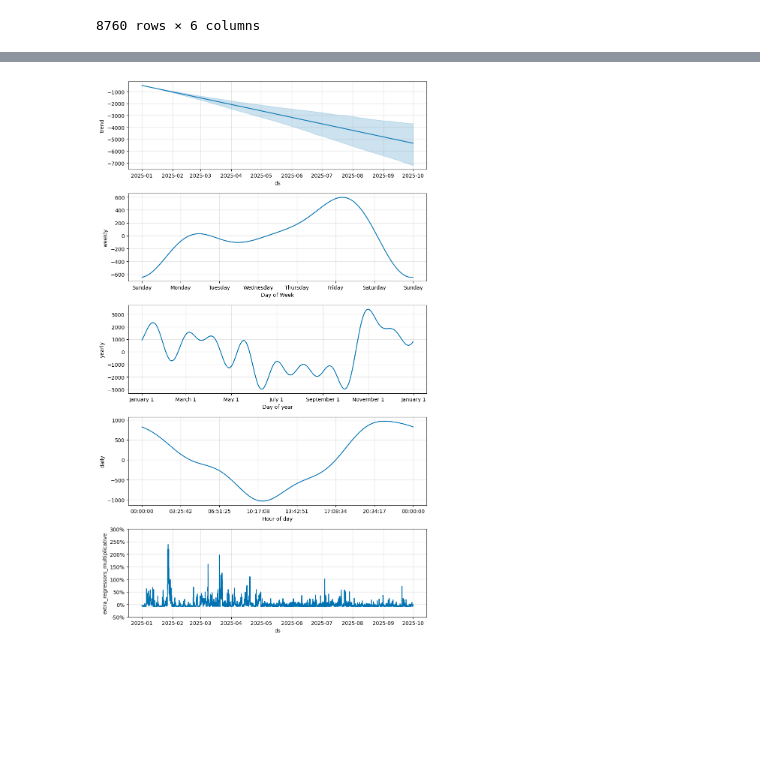
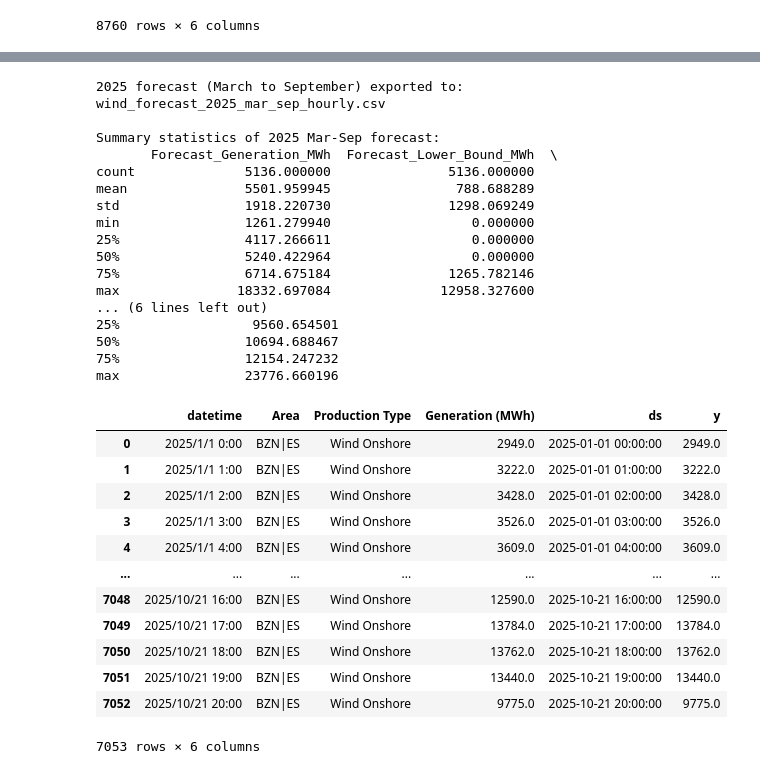
Before and after one commit to sdcastanedaa-max/2025-26-Data-driven, a Jupyter notebook: Prophet/prophet_wind_gen.ipynb, the cells around one changed output, grey strips where cells are left out. Saved outputs shown, nothing was run; the diff lists cells and outputs as text; code cells hidden in the pictures; blank space fills up the shorter version.

```diff
--- a/Prophet/prophet_wind_gen.ipynb
+++ b/Prophet/prophet_wind_gen.ipynb
@@ -659,7 +661,59 @@ plt.show()
 # %%
-# Show seasonal components
-fig = model.plot_components(forecast_2025)
-plt.tight_layout()
-plt.show()
+# Export 2025 forecast (Mar-Sep) to CSV
+forecast_export = forecast_2025[['ds', 'yhat', 'yhat_lower', 'yhat_upper']].copy()
+forecast_export['timestamp'] = forecast_export['ds'].dt.strftime('%Y-%m-%d %H:%M:%S')
+forecast_export = forecast_export[['timestamp', 'yhat', 'yhat_lower', 'yhat_upper']].rename(columns={
+    'timestamp': 'Timestamp',
+    'yhat': 'Forecast_Generation_MWh',
+    'yhat_lower': 'Forecast_Lower_Bound_MWh',
+    'yhat_upper': 'Forecast_Upper_Bound_MWh'
+})
+
+output_file = 'wind_forecast_2025_mar_sep_hourly.csv'
+forecast_export.to_csv(output_file, index=False)
+print(f"2025 forecast (March to September) exported to: {output_file}")
+print(f"\nSummary statistics of 2025 Mar-Sep forecast:")
+print(forecast_export.describe())
 # %% [output]
-[figure, removed]
+2025 forecast (March to September) exported to: wind_forecast_2025_mar_sep_hourly.csv
+
+Summary statistics of 2025 Mar-Sep forecast:
+       Forecast_Generation_MWh  Forecast_Lower_Bound_MWh  \
+count              5136.000000               5136.000000
+mean               5501.959945                788.688289
+std                1918.220730               1298.069249
+min                1261.279940                  0.000000
+25%                4117.266611                  0.000000
+50%                5240.422964                  0.000000
+75%                6714.675184               1265.782146
+max               18332.697084              12958.327600
+... (6 lines left out)
+25%                 9560.654501
+50%                10694.688467
+75%                12154.247232
+max                23776.660196
+# %%
+# Load actual 2025 data for comparison
+df_2025 = pd.read_csv("../Gen_data/Wind_Onshore_hourly_2025.csv")
+df_2025['ds'] = pd.to_datetime(df_2025['datetime'])
+df_2025['y'] = df_2025['Generation (MWh)']
+
+# 删除datetime列中2025/10/21 21:00:00之后的所有数据行
+cutoff_datetime = pd.to_datetime('2025-10-21 20:00:00')
+df_2025 = df_2025[df_2025['ds'] <= cutoff_datetime]
+
+df_2025
+# %% [output]
+|  | datetime | Area | Production Type | Generation (MWh) | ds | y |
+| 0 | 2025/1/1 0:00 | BZN|ES | Wind Onshore | 2949.0 | 2025-01-01 00:00:00 | 2949.0 |
+| 1 | 2025/1/1 1:00 | BZN|ES | Wind Onshore | 3222.0 | 2025-01-01 01:00:00 | 3222.0 |
+| 2 | 2025/1/1 2:00 | BZN|ES | Wind Onshore | 3428.0 | 2025-01-01 02:00:00 | 3428.0 |
+| 3 | 2025/1/1 3:00 | BZN|ES | Wind Onshore | 3526.0 | 2025-01-01 03:00:00 | 3526.0 |
+| 4 | 2025/1/1 4:00 | BZN|ES | Wind Onshore | 3609.0 | 2025-01-01 04:00:00 | 3609.0 |
+| ... | ... | ... | ... | ... | ... | ... |
+| 7048 | 2025/10/21 16:00 | BZN|ES | Wind Onshore | 12590.0 | 2025-10-21 16:00:00 | 12590.0 |
+| 7049 | 2025/10/21 17:00 | BZN|ES | Wind Onshore | 13784.0 | 2025-10-21 17:00:00 | 13784.0 |
+| 7050 | 2025/10/21 18:00 | BZN|ES | Wind Onshore | 13762.0 | 2025-10-21 18:00:00 | 13762.0 |
+| 7051 | 2025/10/21 19:00 | BZN|ES | Wind Onshore | 13440.0 | 2025-10-21 19:00:00 | 13440.0 |
+| 7052 | 2025/10/21 20:00 | BZN|ES | Wind Onshore | 9775.0 | 2025-10-21 20:00:00 | 9775.0 |
+7053 rows × 6 columns
```
Also changed, not shown: parts of 16 cells of this notebook, 1 other file.
